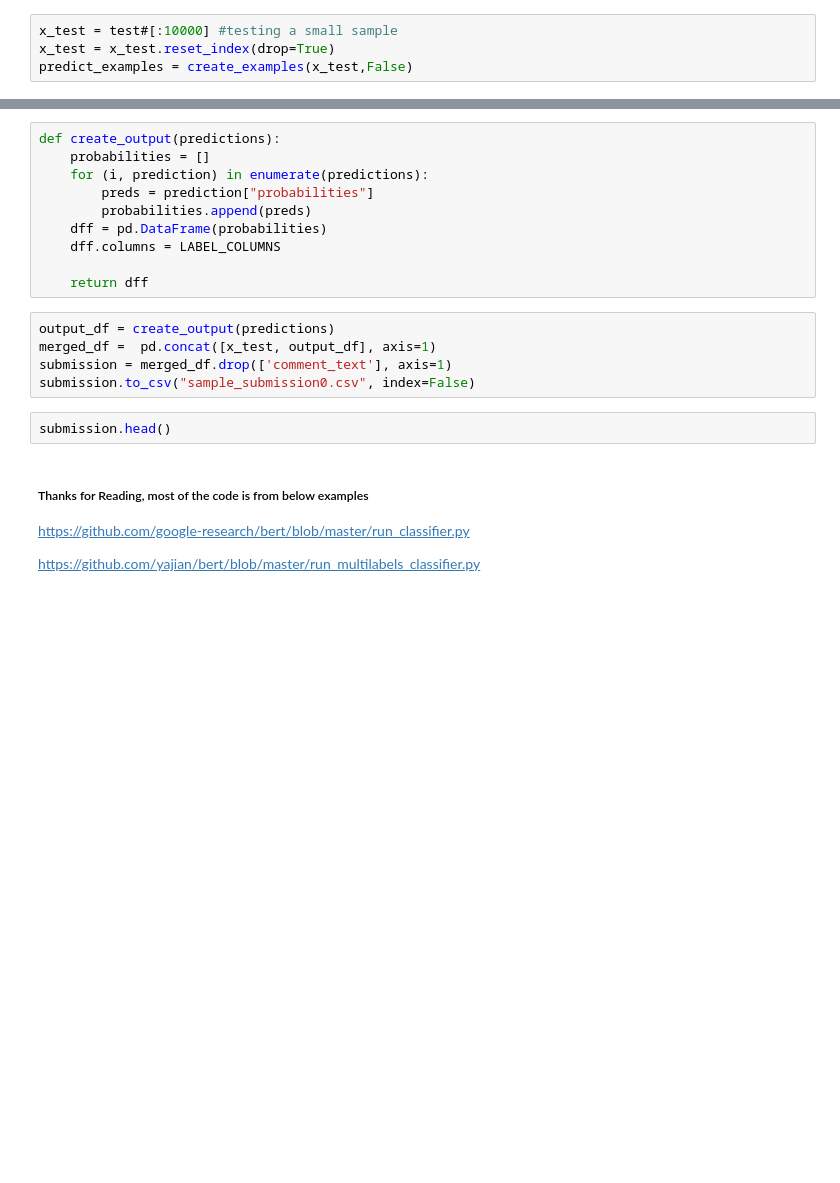
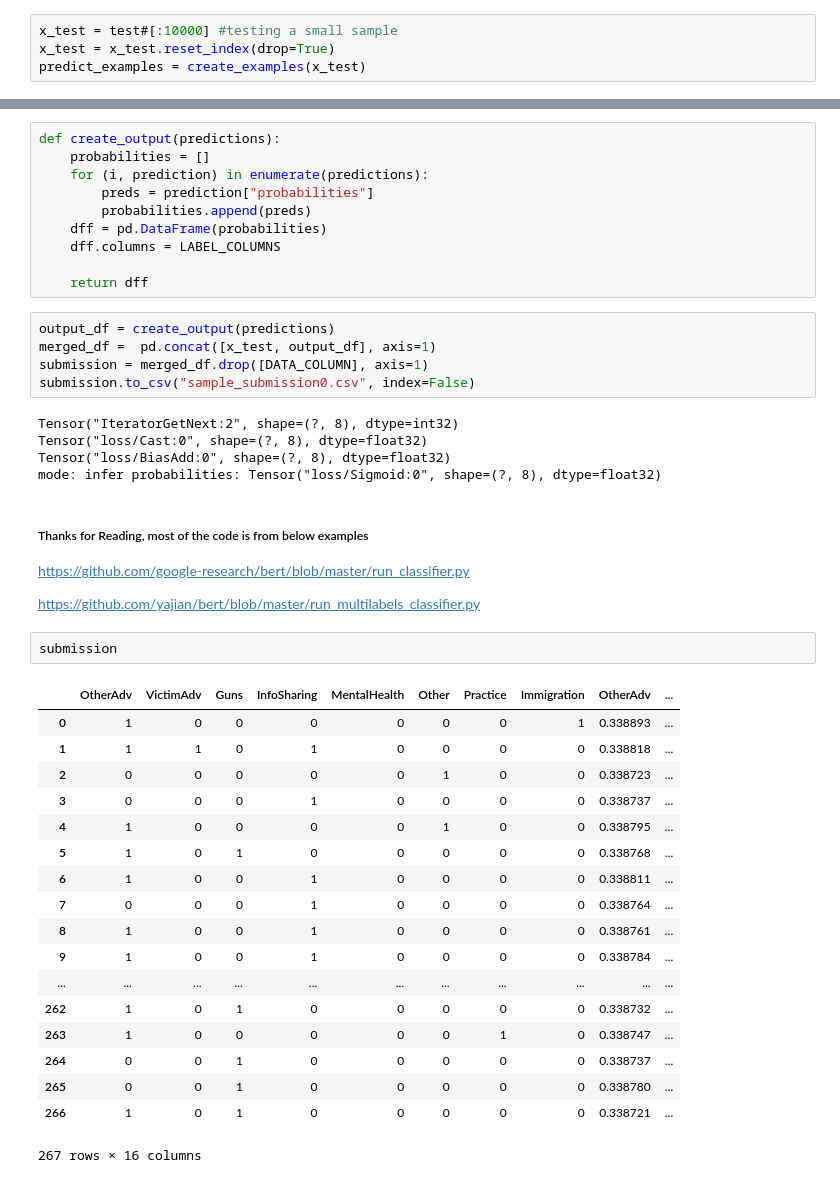
Before and after one commit to anjapago/AnalyzeAccountability, a Jupyter notebook: multi_label_classification_bert_policy.ipynb, the cells around one changed output, grey strips where cells are left out. Cells and saved outputs as stored; diff of their text form; blank space fills up the shorter version.

```diff
--- a/multi_label_classification_bert_policy.ipynb
+++ b/multi_label_classification_bert_policy.ipynb
@@ -890,6 +901,6 @@ with tf.gfile.GFile(output_eval_file, "w") as writer:
 # %%
 x_test = test#[:10000] #testing a small sample
 x_test = x_test.reset_index(drop=True)
-predict_examples = create_examples(x_test,False)
+predict_examples = create_examples(x_test)
 # %%
 test_features = convert_examples_to_features(predict_examples, MAX_SEQ_LENGTH, tokenizer)
@@ -964,13 +996,37 @@ def create_output(predictions):
 # %%
 output_df = create_output(predictions)
 merged_df =  pd.concat([x_test, output_df], axis=1)
-submission = merged_df.drop(['comment_text'], axis=1)
+submission = merged_df.drop([DATA_COLUMN], axis=1)
 submission.to_csv("sample_submission0.csv", index=False)
+# %% [output]
+Tensor("IteratorGetNext:2", shape=(?, 8), dtype=int32)
+Tensor("loss/Cast:0", shape=(?, 8), dtype=float32)
+Tensor("loss/BiasAdd:0", shape=(?, 8), dtype=float32)
+mode: infer probabilities: Tensor("loss/Sigmoid:0", shape=(?, 8), dtype=float32)
-# %%
-submission.head()
 # %% [markdown]
 ##### Thanks for Reading, most of the code is from below examples
 
 https://github.com/google-research/bert/blob/master/run_classifier.py
 
 https://github.com/yajian/bert/blob/master/run_multilabels_classifier.py
+# %%
+submission
+# %% [output]
+|  | OtherAdv | VictimAdv | Guns | InfoSharing | MentalHealth | Other | Practice | Immigration | OtherAdv | ... |
+| 0 | 1 | 0 | 0 | 0 | 0 | 0 | 0 | 1 | 0.338893 | ... |
+| 1 | 1 | 1 | 0 | 1 | 0 | 0 | 0 | 0 | 0.338818 | ... |
+| 2 | 0 | 0 | 0 | 0 | 0 | 1 | 0 | 0 | 0.338723 | ... |
+| 3 | 0 | 0 | 0 | 1 | 0 | 0 | 0 | 0 | 0.338737 | ... |
+| 4 | 1 | 0 | 0 | 0 | 0 | 1 | 0 | 0 | 0.338795 | ... |
+| 5 | 1 | 0 | 1 | 0 | 0 | 0 | 0 | 0 | 0.338768 | ... |
+| 6 | 1 | 0 | 0 | 1 | 0 | 0 | 0 | 0 | 0.338811 | ... |
+| 7 | 0 | 0 | 0 | 1 | 0 | 0 | 0 | 0 | 0.338764 | ... |
+| 8 | 1 | 0 | 0 | 1 | 0 | 0 | 0 | 0 | 0.338761 | ... |
+| 9 | 1 | 0 | 0 | 1 | 0 | 0 | 0 | 0 | 0.338784 | ... |
+| ... | ... | ... | ... | ... | ... | ... | ... | ... | ... | ... |
+| 262 | 1 | 0 | 1 | 0 | 0 | 0 | 0 | 0 | 0.338732 | ... |
+| 263 | 1 | 0 | 0 | 0 | 0 | 0 | 1 | 0 | 0.338747 | ... |
+| 264 | 0 | 0 | 1 | 0 | 0 | 0 | 0 | 0 | 0.338737 | ... |
+| 265 | 0 | 0 | 1 | 0 | 0 | 0 | 0 | 0 | 0.338780 | ... |
+| 266 | 1 | 0 | 1 | 0 | 0 | 0 | 0 | 0 | 0.338721 | ... |
+267 rows × 16 columns
```
Also changed, not shown: parts of 4 cells of this notebook.
